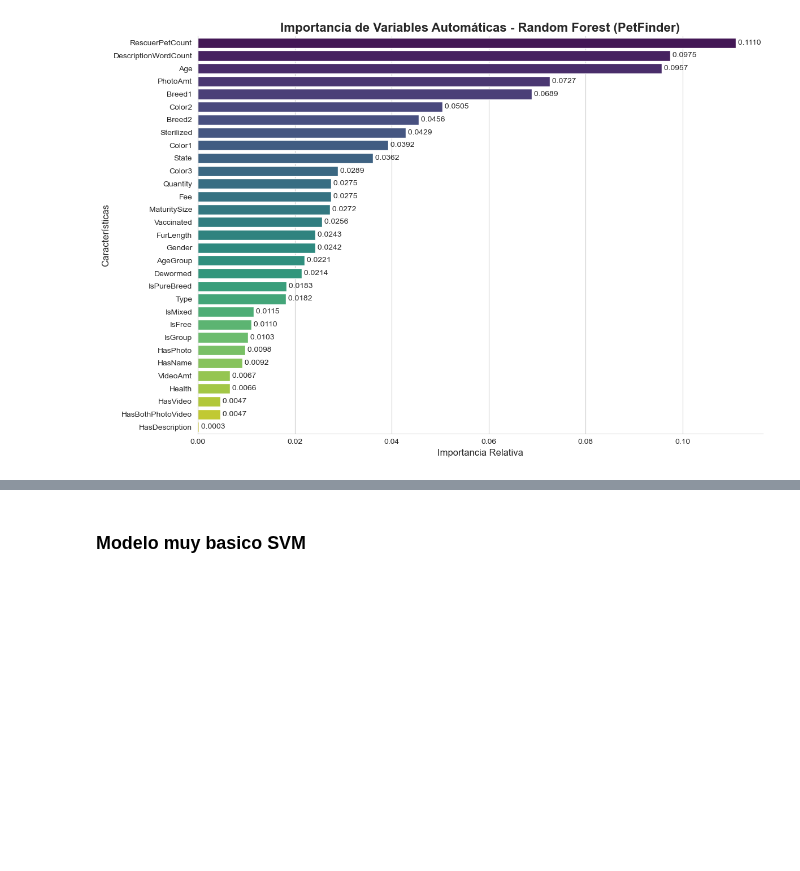
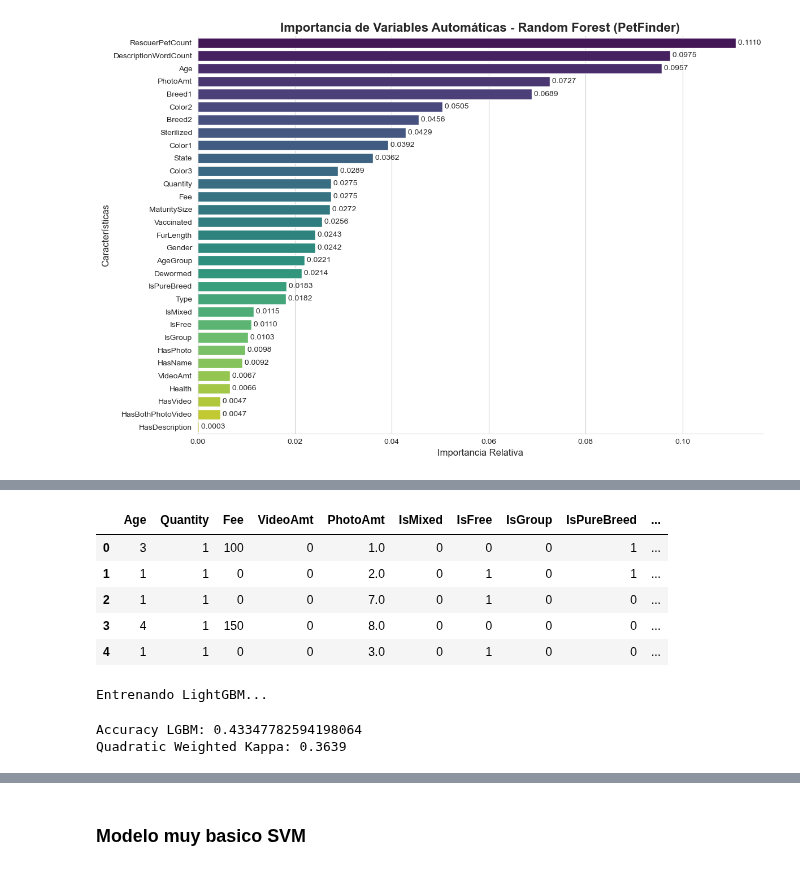
Before and after one commit to patriciasandagorda/UA_MDM_Labo2_Grupo2, a Jupyter notebook: EDA/04_EDA_PetFinder.ipynb, the cells around one changed output, grey strips where cells are left out. Saved outputs shown, nothing was run; the diff lists cells and outputs as text; code cells hidden in the pictures; blank space fills up the shorter version.

```diff
--- a/EDA/04_EDA_PetFinder.ipynb
+++ b/EDA/04_EDA_PetFinder.ipynb
@@ -1296,0 +1318,23 @@ Passing `palette` without assigning `hue` is deprecated and will be removed in v
+# %%
+
+# ==============================
+# LightGBM Model
+# ==============================
+
+import lightgbm as lgb
+from lightgbm import LGBMClassifier
+from sklearn.metrics import accuracy_score
+from sklearn.compose import ColumnTransformer
+from sklearn.pipeline import Pipeline
+from sklearn.preprocessing import OrdinalEncoder
+
+df_lgbm = df.copy()
+# %%
+# 1. Seleccionar automáticamente columnas numéricas (enteros y decimales)
+num_features_lgbm = df_lgbm.select_dtypes(include=[np.number]).columns.tolist()
+
+# 2. Seleccionar automáticamente columnas categóricas (texto o categorías)
+cat_features_lgbm = df_lgbm.select_dtypes(exclude=[np.number]).columns.tolist()
+
+print("Numéricas detectadas:", num_features_lgbm)
+print("Categóricas detectadas:", cat_features_lgbm)
@@ -1296,0 +1344,18 @@ Passing `palette` without assigning `hue` is deprecated and will be removed in v
+# %%
+# 1. Definir lo que NO queremos en el modelo
+columnas_target = ['AdoptionSpeed', 'AdoptFast']
+columnas_texto_id = ['Name', 'Description', 'RescuerID', 'PetID']
+columnas_redundantes = ['TypeLabel', 'VaccinatedLabel', 'DewormedLabel', 'SterilizedLabel', 'HealthLabel', 'FeeGroup', 'PhotoGroup','Health', 'HasDescription','HasPhoto','HasVideo']
+
+eliminar = columnas_target + columnas_texto_id + columnas_redundantes
+
+# 2. Filtrar las listas detectadas automáticamente
+num_features_limpias_lgbm = [col for col in num_features_lgbm if col not in eliminar]
+cat_features_limpias_lgbm = [col for col in cat_features_lgbm if col not in eliminar]
+
+print("Numéricas listas para el modelo:", num_features_limpias_lgbm)
+print("\nCategóricas listas para el modelo:", cat_features_limpias_lgbm)
+
+# 3. Ahora sí, armas tu X y tu y
+X_lgbm = df_lgbm[num_features_limpias_lgbm + cat_features_limpias_lgbm]
+y_lgbm = df_lgbm['AdoptionSpeed'] # Target
@@ -1296,0 +1385,36 @@ Passing `palette` without assigning `hue` is deprecated and will be removed in v
+# %%
+X_lgbm.head()
+# %% [output]
+|  | Age | Quantity | Fee | VideoAmt | PhotoAmt | IsMixed | IsFree | IsGroup | IsPureBreed | ... |
+| 0 | 3 | 1 | 100 | 0 | 1.0 | 0 | 0 | 0 | 1 | ... |
+| 1 | 1 | 1 | 0 | 0 | 2.0 | 0 | 1 | 0 | 1 | ... |
+| 2 | 1 | 1 | 0 | 0 | 7.0 | 0 | 1 | 0 | 0 | ... |
+| 3 | 4 | 1 | 150 | 0 | 8.0 | 0 | 0 | 0 | 0 | ... |
+| 4 | 1 | 1 | 0 | 0 | 3.0 | 0 | 1 | 0 | 0 | ... |
+# %%
+# 6. Split de datos
+import random
+
+random.seed(42)
+np.random.seed(42)
+X_train, X_val, y_train, y_val = train_test_split(X_lgbm, y_lgbm, test_size=0.2, random_state=42, stratify=y)
+
+
+# Entrenar
+print("Entrenando LightGBM...")
+lgbm_pipeline.fit(X_train, y_train)
+
+# Predecir
+y_pred_lgbm = lgbm_pipeline.predict(X_val)
+
+# Evaluar
+accuracy_lgbm = accuracy_score(y_val, y_pred_lgbm)
+print("Accuracy LGBM:", accuracy_lgbm)
+
+# Quadratic Weighted Kappa
+qwk_lgbm = cohen_kappa_score(y_val, y_pred_lgbm, weights='quadratic')
+print(f"Quadratic Weighted Kappa: {qwk_lgbm:.4f}")
+# %% [output]
+Entrenando LightGBM...
+Accuracy LGBM: 0.43347782594198064
+Quadratic Weighted Kappa: 0.3639
```
Also changed, not shown: parts of 8 cells of this notebook.
